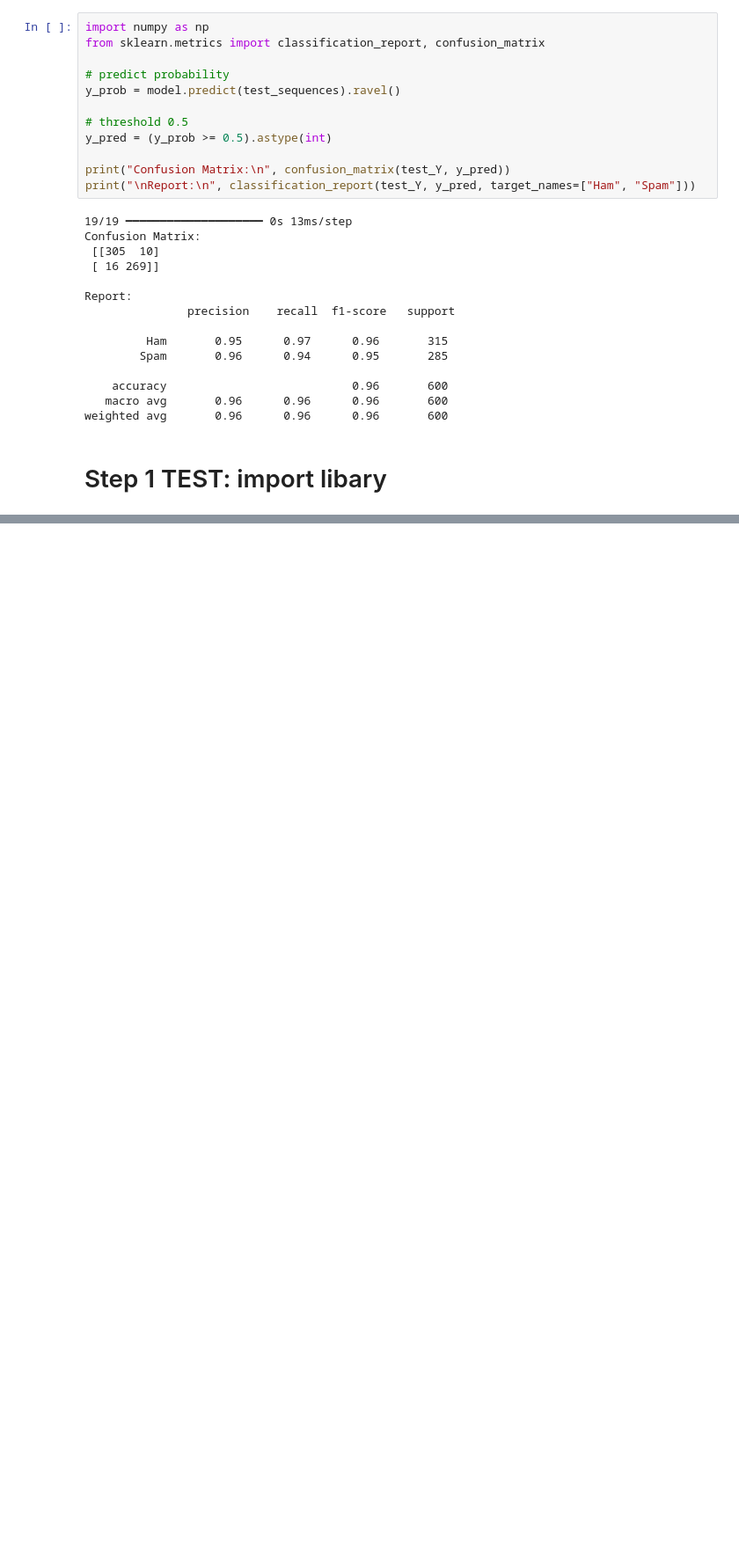
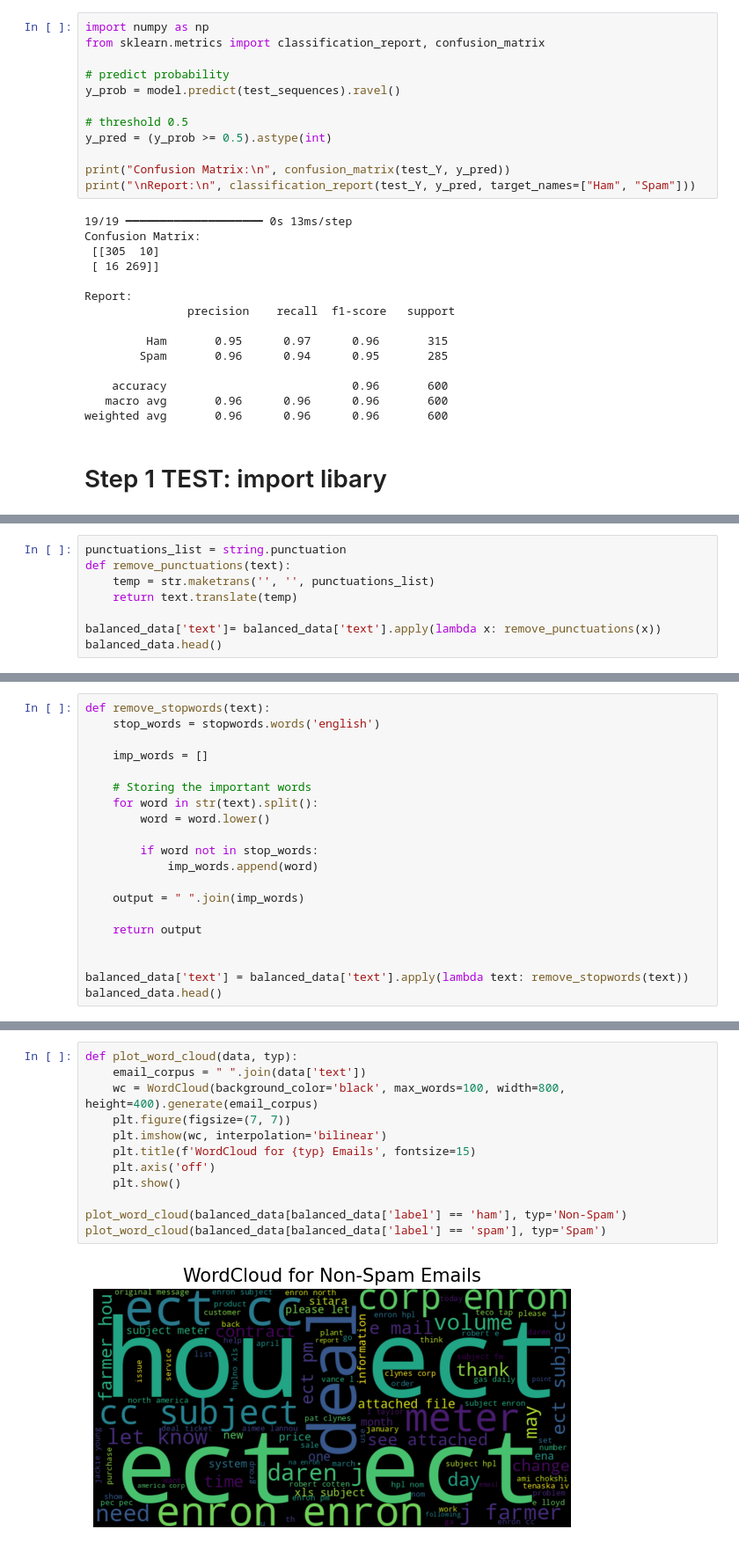
Before and after one commit to vanha2301/GeekforGeek_100plus_ML, a Jupyter notebook: 1_Detecting_Spam_Emails_Using_Tensorflow_in_Python.ipynb, the cells around one changed output, grey strips where cells are left out. Shown at 88% size. Drawn from its saved outputs; the diff is of its cells as text; blank space fills up the shorter version.

```diff
--- a/1_Detecting_Spam_Emails_Using_Tensorflow_in_Python.ipynb
+++ b/1_Detecting_Spam_Emails_Using_Tensorflow_in_Python.ipynb
@@ -298,0 +358,8 @@ weighted avg       0.96      0.96      0.96       600
+# %%
+punctuations_list = string.punctuation
+def remove_punctuations(text):
+    temp = str.maketrans('', '', punctuations_list)
+    return text.translate(temp)
+
+balanced_data['text']= balanced_data['text'].apply(lambda x: remove_punctuations(x))
+balanced_data.head()
@@ -298,0 +373,20 @@ weighted avg       0.96      0.96      0.96       600
+# %%
+def remove_stopwords(text):
+    stop_words = stopwords.words('english')
+
+    imp_words = []
+
+    # Storing the important words
+    for word in str(text).split():
+        word = word.lower()
+
+        if word not in stop_words:
+            imp_words.append(word)
+
+    output = " ".join(imp_words)
+
+    return output
+
+
+balanced_data['text'] = balanced_data['text'].apply(lambda text: remove_stopwords(text))
+balanced_data.head()
@@ -298,0 +400,14 @@ weighted avg       0.96      0.96      0.96       600
+# %%
+def plot_word_cloud(data, typ):
+    email_corpus = " ".join(data['text'])
+    wc = WordCloud(background_color='black', max_words=100, width=800, height=400).generate(email_corpus)
+    plt.figure(figsize=(7, 7))
+    plt.imshow(wc, interpolation='bilinear')
+    plt.title(f'WordCloud for {typ} Emails', fontsize=15)
+    plt.axis('off')
+    plt.show()
+
+plot_word_cloud(balanced_data[balanced_data['label'] == 'ham'], typ='Non-Spam')
+plot_word_cloud(balanced_data[balanced_data['label'] == 'spam'], typ='Spam')
+# %% [output]
+[figure, added]
```
Also changed, not shown: parts of 21 cells of this notebook.
